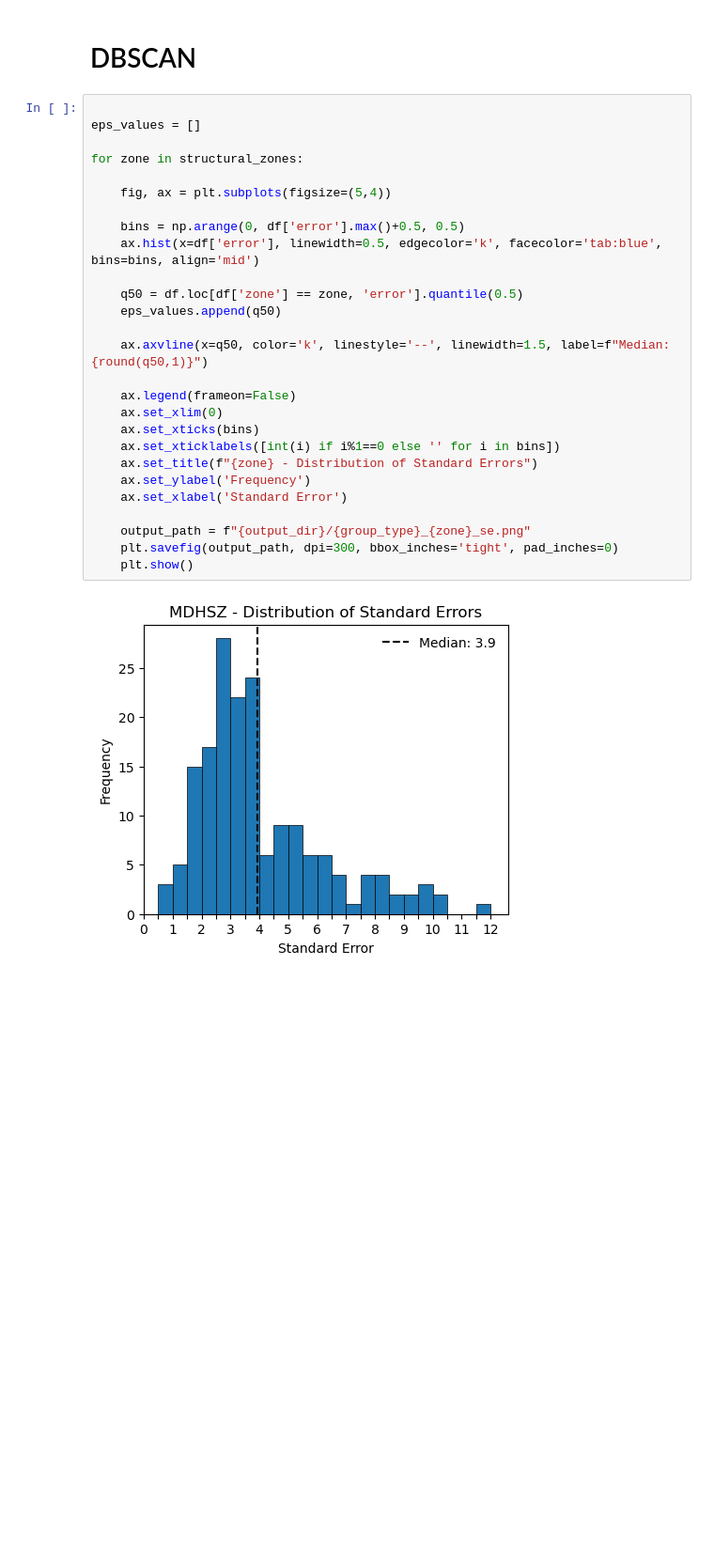
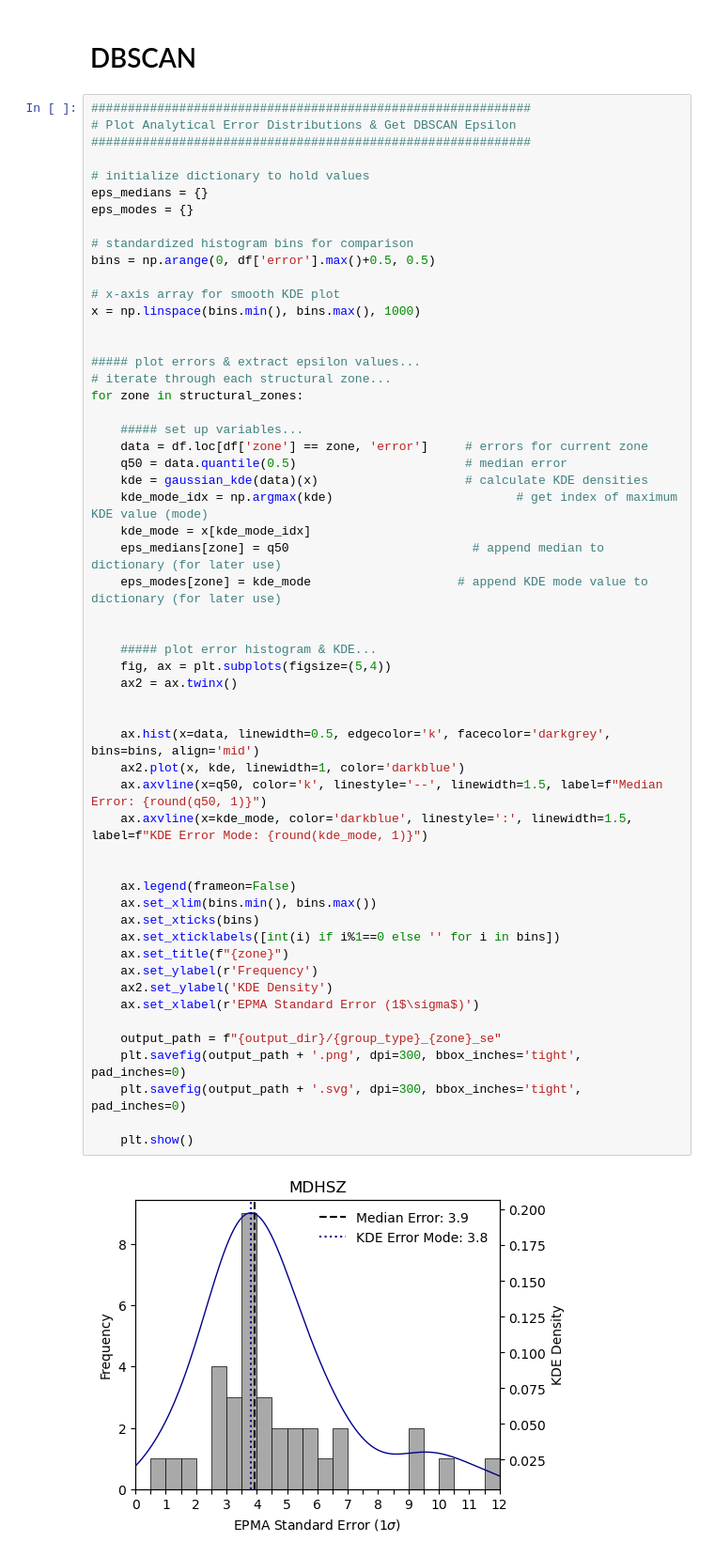
Before and after one commit to masseygeo/monazite-age-clustering, a Jupyter notebook: code/dbscan.ipynb, the cells around one changed output. Shown at 94% size. Drawn from its saved outputs; the diff is of its cells as text; blank space fills up the shorter version.

Commit message:
Updated DBSCAN epsilon choice with KDE mode.

```diff
--- a/code/dbscan.ipynb
+++ b/code/dbscan.ipynb
@@ -64,31 +66,59 @@ df.head()
 # %% [markdown]
 # DBSCAN
 # %%
+############################################################
+# Plot Analytical Error Distributions & Get DBSCAN Epsilon
+############################################################
 
-eps_values = []
+# initialize dictionary to hold values
+eps_medians = {}
+eps_modes = {}
 
+# standardized histogram bins for comparison
+bins = np.arange(0, df['error'].max()+0.5, 0.5)
+
+# x-axis array for smooth KDE plot
+x = np.linspace(bins.min(), bins.max(), 1000)
+
+
+##### plot errors & extract epsilon values...
+# iterate through each structural zone...
 for zone in structural_zones:
 
+    ##### set up variables...
+    data = df.loc[df['zone'] == zone, 'error']     # errors for current zone
+    q50 = data.quantile(0.5)                       # median error
+    kde = gaussian_kde(data)(x)                    # calculate KDE densities
+    kde_mode_idx = np.argmax(kde)                         # get index of maximum KDE value (mode)
+    kde_mode = x[kde_mode_idx]
+    eps_medians[zone] = q50                         # append median to dictionary (for later use)
+    eps_modes[zone] = kde_mode                    # append KDE mode value to dictionary (for later use)
+
+
+    ##### plot error histogram & KDE...
     fig, ax = plt.subplots(figsize=(5,4))
+    ax2 = ax.twinx()
 
-    bins = np.arange(0, df['error'].max()+0.5, 0.5)
-    ax.hist(x=df['error'], linewidth=0.5, edgecolor='k', facecolor='tab:blue', bins=bins, align='mid')
 
-    q50 = df.loc[df['zone'] == zone, 'error'].quantile(0.5)
-    eps_values.append(q50)
+    ax.hist(x=data, linewidth=0.5, edgecolor='k', facecolor='darkgrey', bins=bins, align='mid')
+    ax2.plot(x, kde, linewidth=1, color='darkblue')
+    ax.axvline(x=q50, color='k', linestyle='--', linewidth=1.5, label=f"Median Error: {round(q50, 1)}")
+    ax.axvline(x=kde_mode, color='darkblue', linestyle=':', linewidth=1.5, label=f"KDE Error Mode: {round(kde_mode, 1)}")
 
-    ax.axvline(x=q50, color='k', linestyle='--', linewidth=1.5, label=f"Median: {round(q50,1)}")
 
     ax.legend(frameon=False)
-    ax.set_xlim(0)
+    ax.set_xlim(bins.min(), bins.max())
     ax.set_xticks(bins)
     ax.set_xticklabels([int(i) if i%1==0 else '' for i in bins])
-    ax.set_title(f"{zone} - Distribution of Standard Errors")
-    ax.set_ylabel('Frequency')
-    ax.set_xlabel('Standard Error')
+    ax.set_title(f"{zone}")
+    ax.set_ylabel(r'Frequency')
+    ax2.set_ylabel('KDE Density')
+    ax.set_xlabel(r'EPMA Standard Error (1$\sigma$)')
 
-    output_path = f"{output_dir}/{group_type}_{zone}_se.png"
-    plt.savefig(output_path, dpi=300, bbox_inches='tight', pad_inches=0)
+    output_path = f"{output_dir}/{group_type}_{zone}_se"
+    plt.savefig(output_path + '.png', dpi=300, bbox_inches='tight', pad_inches=0)
+    plt.savefig(output_path + '.svg', dpi=300, bbox_inches='tight', pad_inches=0)
+
     plt.show()
 # %% [output]
-[figure, old version]
+[figure, new version]
```
Also changed, not shown: parts of 4 cells of this notebook, 14 other files.
